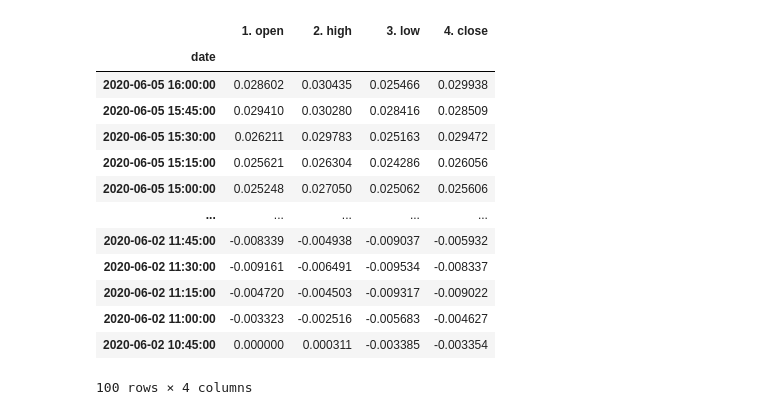
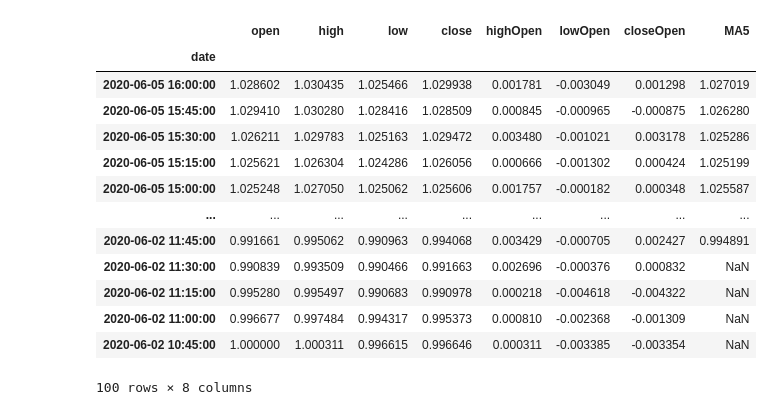
Before and after one commit to glenwang/AITrading, a Jupyter notebook: Trial1.ipynb, the cells around one changed output. Saved outputs shown, nothing was run; the diff lists cells and outputs as text; code cells hidden in the pictures.

```diff
--- a/Trial1.ipynb
+++ b/Trial1.ipynb
@@ -41,21 +42,28 @@ df.head(15)
 | 2020-06-05 13:00:00 | 329.6400 | 330.0000 | 329.4700 | 329.9500 | 519764.0 |
 | 2020-06-05 12:45:00 | 329.4233 | 330.0000 | 329.2800 | 329.6099 | 590967.0 |
 | 2020-06-05 12:30:00 | 329.8100 | 329.8299 | 329.0200 | 329.4299 | 657158.0 |
-# %%
-dfRatio = df[['1. open','2. high', '3. low','4. close']]/df['1. open'].iloc[-1]-1
-dfRatio
-# %% [output]
-|  | 1. open | 2. high | 3. low | 4. close |
-| date |  |  |  |  |
-| 2020-06-05 16:00:00 | 0.028602 | 0.030435 | 0.025466 | 0.029938 |
-| 2020-06-05 15:45:00 | 0.029410 | 0.030280 | 0.028416 | 0.028509 |
-| 2020-06-05 15:30:00 | 0.026211 | 0.029783 | 0.025163 | 0.029472 |
-| 2020-06-05 15:15:00 | 0.025621 | 0.026304 | 0.024286 | 0.026056 |
-| 2020-06-05 15:00:00 | 0.025248 | 0.027050 | 0.025062 | 0.025606 |
-| ... | ... | ... | ... | ... |
-| 2020-06-02 11:45:00 | -0.008339 | -0.004938 | -0.009037 | -0.005932 |
-| 2020-06-02 11:30:00 | -0.009161 | -0.006491 | -0.009534 | -0.008337 |
-| 2020-06-02 11:15:00 | -0.004720 | -0.004503 | -0.009317 | -0.009022 |
-| 2020-06-02 11:00:00 | -0.003323 | -0.002516 | -0.005683 | -0.004627 |
-| 2020-06-02 10:45:00 | 0.000000 | 0.000311 | -0.003385 | -0.003354 |
-100 rows × 4 columns
+# %%
+dfRatio = df[['open','high', 'low','close']]/df['open'].iloc[-1]
+dfRatio['highOpen']=dfRatio['high']/dfRatio['open']-1
+dfRatio['lowOpen']=dfRatio['low']/dfRatio['open']-1
+dfRatio['closeOpen']=dfRatio['close']/dfRatio['open']-1
+dfRatio['MA5']=dfRatio['open'].rolling(window=5).mean().shift(-4)
+dfRatio.to_csv('priceDataRatio.csv')
+#read data from the csv file
+#df=pd.read_csv('priceDataRatio.csv').set_index(['date'])
+dfRatio
+# %% [output]
+|  | open | high | low | close | highOpen | lowOpen | closeOpen | MA5 |
+| date |  |  |  |  |  |  |  |  |
+| 2020-06-05 16:00:00 | 1.028602 | 1.030435 | 1.025466 | 1.029938 | 0.001781 | -0.003049 | 0.001298 | 1.027019 |
+| 2020-06-05 15:45:00 | 1.029410 | 1.030280 | 1.028416 | 1.028509 | 0.000845 | -0.000965 | -0.000875 | 1.026280 |
+| 2020-06-05 15:30:00 | 1.026211 | 1.029783 | 1.025163 | 1.029472 | 0.003480 | -0.001021 | 0.003178 | 1.025286 |
+| 2020-06-05 15:15:00 | 1.025621 | 1.026304 | 1.024286 | 1.026056 | 0.000666 | -0.001302 | 0.000424 | 1.025199 |
+| 2020-06-05 15:00:00 | 1.025248 | 1.027050 | 1.025062 | 1.025606 | 0.001757 | -0.000182 | 0.000348 | 1.025587 |
+| ... | ... | ... | ... | ... | ... | ... | ... | ... |
+| 2020-06-02 11:45:00 | 0.991661 | 0.995062 | 0.990963 | 0.994068 | 0.003429 | -0.000705 | 0.002427 | 0.994891 |
+| 2020-06-02 11:30:00 | 0.990839 | 0.993509 | 0.990466 | 0.991663 | 0.002696 | -0.000376 | 0.000832 | NaN |
+| 2020-06-02 11:15:00 | 0.995280 | 0.995497 | 0.990683 | 0.990978 | 0.000218 | -0.004618 | -0.004322 | NaN |
+| 2020-06-02 11:00:00 | 0.996677 | 0.997484 | 0.994317 | 0.995373 | 0.000810 | -0.002368 | -0.001309 | NaN |
+| 2020-06-02 10:45:00 | 1.000000 | 1.000311 | 0.996615 | 0.996646 | 0.000311 | -0.003385 | -0.003354 | NaN |
+100 rows × 8 columns
```
Also changed, not shown: parts of 3 cells of this notebook, 2 other files.
